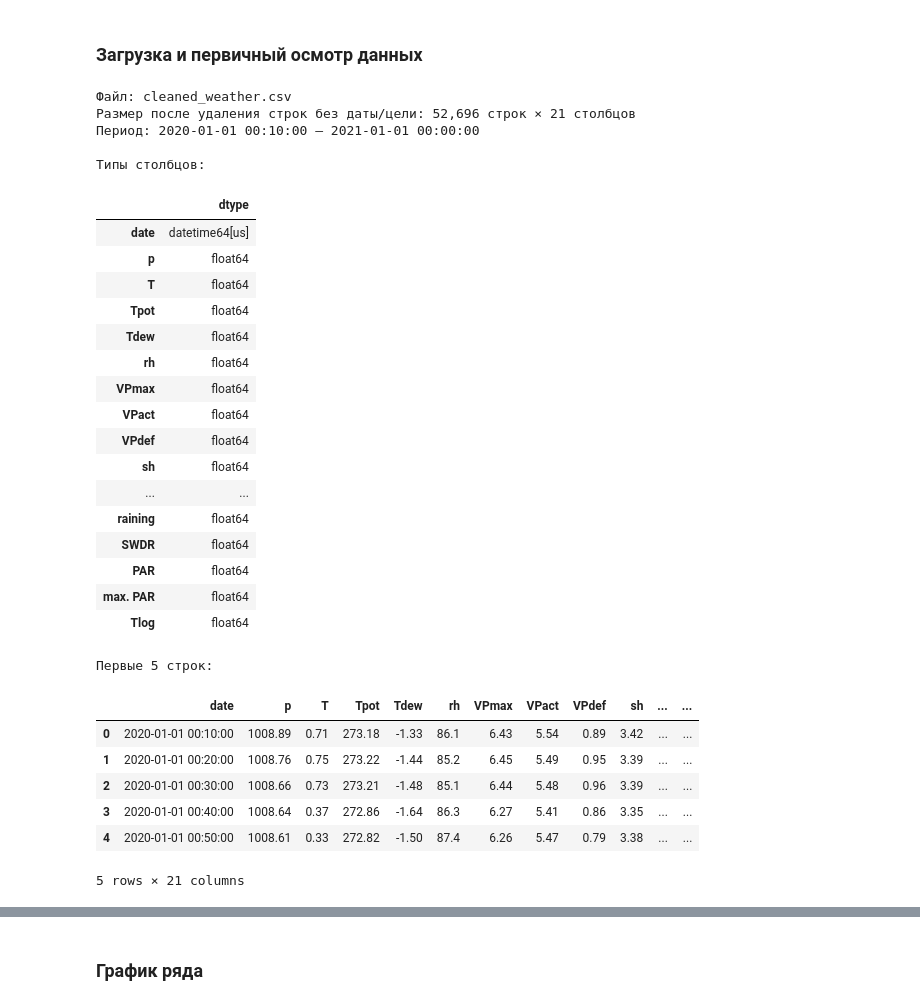
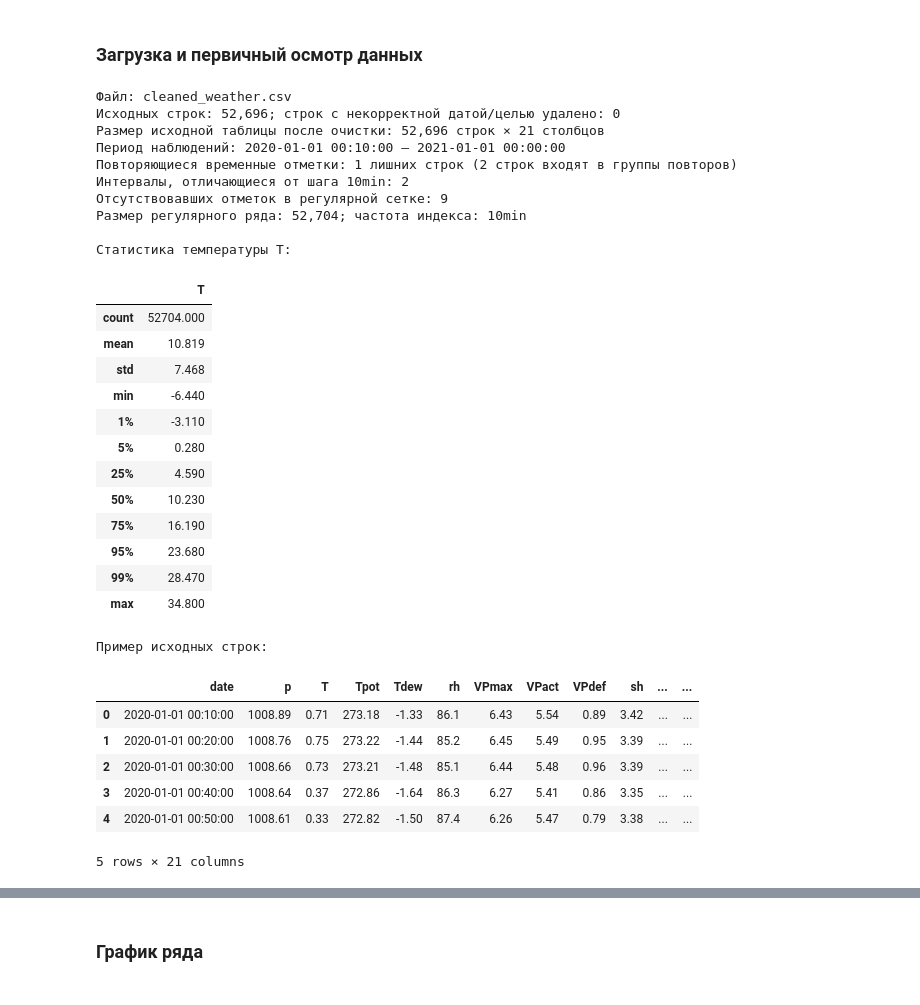
Before and after one commit to violllin/DOP_ML, a Jupyter notebook: dop.ipynb, the cells around one changed output, grey strips where cells are left out. Saved outputs shown, nothing was run; the diff lists cells and outputs as text; code cells hidden in the pictures.

```diff
--- a/dop.ipynb
+++ b/dop.ipynb
@@ -34,49 +39,67 @@ TARGET_COL = "T"
 # %%
 candidates = [Path("cleaned_weather.csv"), Path("/mnt/data/cleaned_weather.csv")]
 DATA_PATH = next((p for p in candidates if p.exists()), None)
 
 raw = pd.read_csv(DATA_PATH)
+required = {"date", TARGET_COL}
 
+n_raw = len(raw)
 raw["date"] = pd.to_datetime(raw["date"], errors="coerce")
 raw[TARGET_COL] = pd.to_numeric(raw[TARGET_COL], errors="coerce")
+n_invalid_rows = int(raw[["date", TARGET_COL]].isna().any(axis=1).sum())
 raw = raw.dropna(subset=["date", TARGET_COL]).sort_values("date").reset_index(drop=True)
 
+repeated_timestamp_rows = int(raw["date"].duplicated(keep=False).sum())
+extra_duplicate_rows = int(raw["date"].duplicated().sum())
+raw_deltas = raw["date"].diff()
+nonstandard_intervals = int((raw_deltas.notna() & (raw_deltas != pd.Timedelta(FREQ))).sum())
+
+y_observed = raw.groupby("date")[TARGET_COL].mean().sort_index()
+regular_index = pd.date_range(y_observed.index.min(), y_observed.index.max(), freq=FREQ)
+y_on_grid = y_observed.reindex(regular_index)
+observed_target_mask = y_on_grid.notna()
+n_missing_grid = int((~observed_target_mask).sum())
+
+y = y_on_grid.interpolate(method="time", limit_area="inside").astype(float).rename(TARGET_COL)
+y.index.name = "date"
+
 print(f"Файл: {DATA_PATH}")
-print(f"Размер после удаления строк без даты/цели: {raw.shape[0]:,} строк × {raw.shape[1]} столбцов")
-print("Период:", raw["date"].min(), "—", raw["date"].max())
-print("\nТипы столбцов:")
-display(raw.dtypes.to_frame("dtype"))
-print("\nПервые 5 строк:")
+print(f"Исходных строк: {n_raw:,}; строк с некорректной датой/целью удалено: {n_invalid_rows}")
+print(f"Размер исходной таблицы после очистки: {raw.shape[0]:,} строк × {raw.shape[1]} столбцов")
+print(f"Период наблюдений: {y.index.min()} — {y.index.max()}")
+print(f"Повторяющиеся временные отметки: {extra_duplicate_rows} лишних строк ({repeated_timestamp_rows} строк входят в группы повторов)")
+print(f"Интервалы, отличающиеся от шага {FREQ}: {nonstandard_intervals}")
+print(f"Отсутствовавших отметок в регулярной сетке: {n_missing_grid}")
+print(f"Размер регулярного ряда: {len(y):,}; частота индекса: {pd.infer_freq(y.index)}")
+print("\nСтатистика температуры T:")
+display(y.describe(percentiles=[0.01, 0.05, 0.25, 0.5, 0.75, 0.95, 0.99]).to_frame("T").round(3))
+print("\nПример исходных строк:")
 display(raw.head())
-print("\nКоличество пропусков по столбцам (показаны только столбцы с пропусками):")
-missing_by_col = raw.isna().sum()
-display(missing_by_col[missing_by_col > 0].to_frame("missing_count"))
-if not (missing_by_col > 0).any():
-    print("Пропусков в таблице до построения регулярной сетки не обнаружено.")
 # %% [output]
 Файл: cleaned_weather.csv
-Размер после удаления строк без даты/цели: 52,696 строк × 21 столбцов
-Период: 2020-01-01 00:10:00 — 2021-01-01 00:00:00
+Исходных строк: 52,696; строк с некорректной датой/целью удалено: 0
+Размер исходной таблицы после очистки: 52,696 строк × 21 столбцов
+Период наблюдений: 2020-01-01 00:10:00 — 2021-01-01 00:00:00
+Повторяющиеся временные отметки: 1 лишних строк (2 строк входят в группы повторов)
+Интервалы, отличающиеся от шага 10min: 2
+Отсутствовавших отметок в регулярной сетке: 9
+Размер регулярного ряда: 52,704; частота индекса: 10min
 
-Типы столбцов:
+Статистика температуры T:
-|  | dtype |
-| date | datetime64[us] |
-| p | float64 |
-| T | float64 |
-| Tpot | float64 |
-| Tdew | float64 |
-| rh | float64 |
-| VPmax | float64 |
-| VPact | float64 |
-| VPdef | float64 |
-| sh | float64 |
-| ... | ... |
-| raining | float64 |
-| SWDR | float64 |
-| PAR | float64 |
-| max. PAR | float64 |
-| Tlog | float64 |
+|  | T |
+| count | 52704.000 |
+| mean | 10.819 |
+| std | 7.468 |
+| min | -6.440 |
+| 1% | -3.110 |
+| 5% | 0.280 |
+| 25% | 4.590 |
+| 50% | 10.230 |
+| 75% | 16.190 |
+| 95% | 23.680 |
+| 99% | 28.470 |
+| max | 34.800 |
-Первые 5 строк:
+Пример исходных строк:
 |  | date | p | T | Tpot | Tdew | rh | VPmax | VPact | VPdef | sh | ... | ... |
 | 0 | 2020-01-01 00:10:00 | 1008.89 | 0.71 | 273.18 | -1.33 | 86.1 | 6.43 | 5.54 | 0.89 | 3.42 | ... | ... |
 | 1 | 2020-01-01 00:20:00 | 1008.76 | 0.75 | 273.22 | -1.44 | 85.2 | 6.45 | 5.49 | 0.95 | 3.39 | ... | ... |
```
Also changed, not shown: parts of 34 cells of this notebook.
